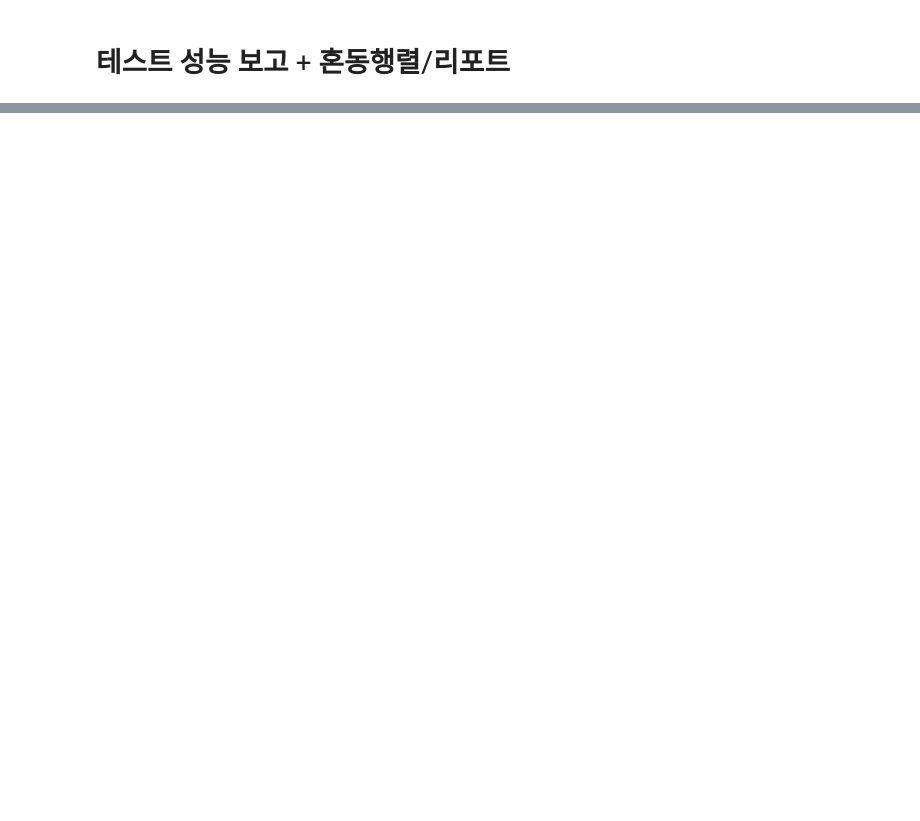
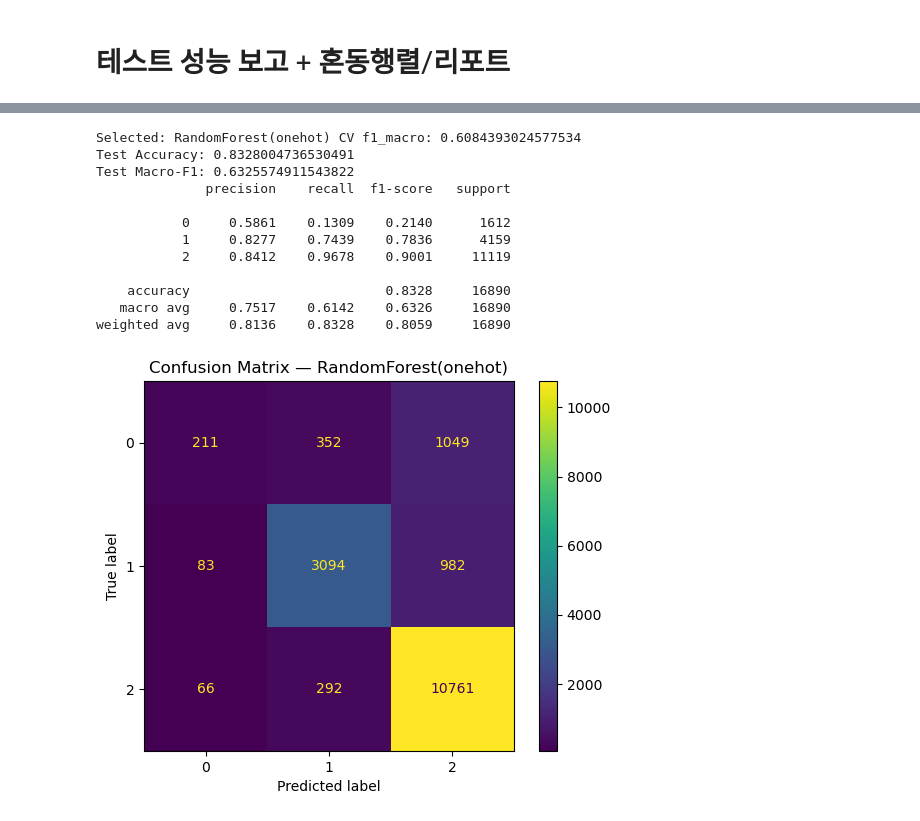
Before and after one commit to aprilgozib/machine_learning, a Jupyter notebook: notebooks/connect41.ipynb, the cells around one changed output, grey strips where cells are left out. Drawn from its saved outputs; the diff is of its cells as text; code cells hidden in the pictures; blank space fills up the shorter version.

```diff
--- a/notebooks/connect41.ipynb
+++ b/notebooks/connect41.ipynb
@@ -185,0 +287,32 @@ NameError: name 'plt' is not defined
+# %%
+best_est, best_name, best_cv = (
+    rf_gs.best_estimator_, "RandomForest(onehot)", rf_gs.best_score_
+) if rf_gs.best_score_ >= log_gs.best_score_ else (
+    log_gs.best_estimator_, "LogReg(onehot)", log_gs.best_score_
+)
+
+print("Selected:", best_name, "CV f1_macro:", best_cv)
+best_est.fit(X_tr, y_tr)
+y_pred = best_est.predict(X_te)
+
+print("Test Accuracy:", accuracy_score(y_te, y_pred))
+print("Test Macro-F1:", f1_score(y_te, y_pred, average='macro'))
+print(classification_report(y_te, y_pred, digits=4))
+
+ConfusionMatrixDisplay.from_predictions(y_te, y_pred)
+plt.title("Confusion Matrix — " + best_name)
+plt.show()
+# %% [output]
+Selected: RandomForest(onehot) CV f1_macro: 0.6084393024577534
+Test Accuracy: 0.8328004736530491
+Test Macro-F1: 0.6325574911543822
+              precision    recall  f1-score   support
+
+           0     0.5861    0.1309    0.2140      1612
+           1     0.8277    0.7439    0.7836      4159
+           2     0.8412    0.9678    0.9001     11119
+
+    accuracy                         0.8328     16890
+   macro avg     0.7517    0.6142    0.6326     16890
+weighted avg     0.8136    0.8328    0.8059     16890
+[figure, added]
```
Also changed, not shown: parts of 10 cells of this notebook, 2 other files.
